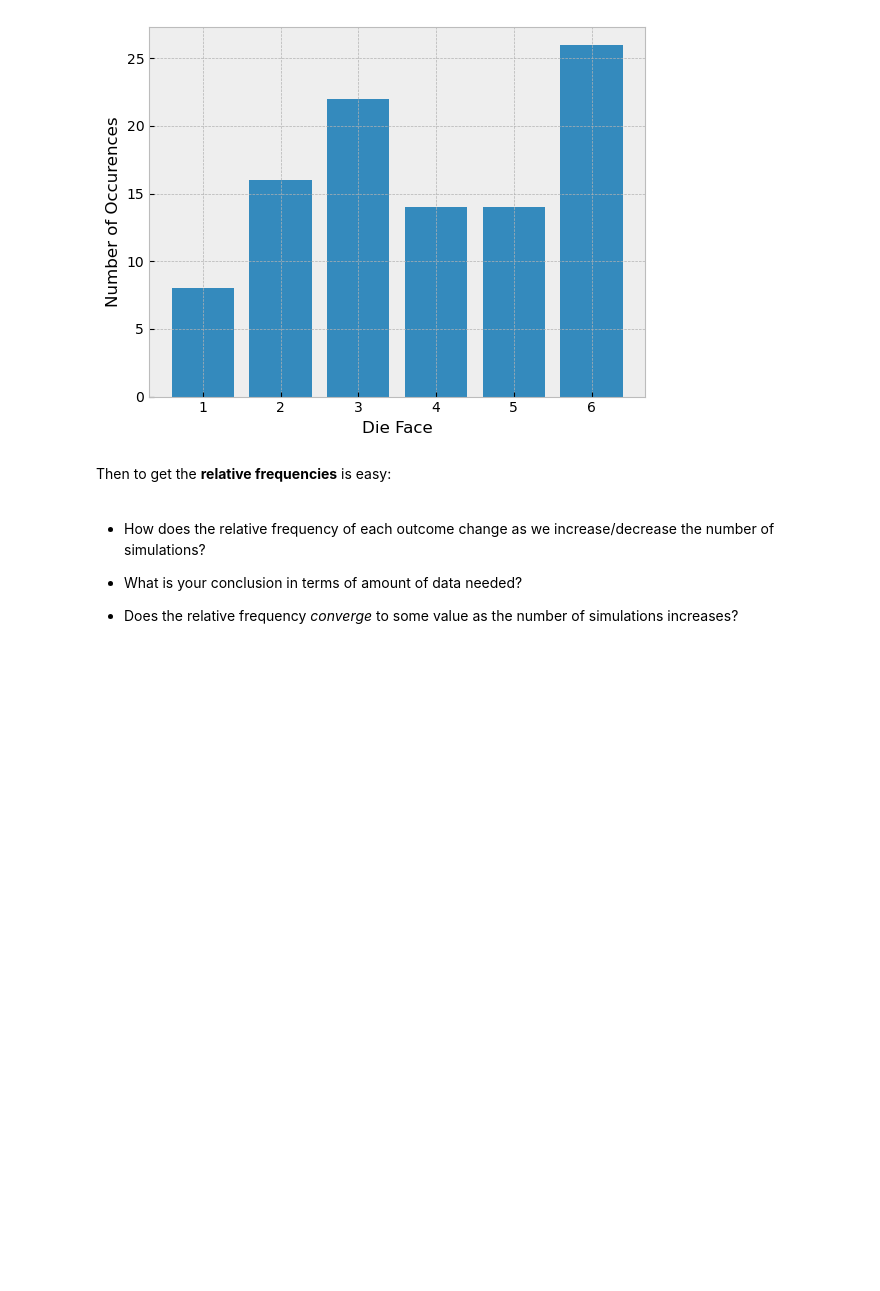
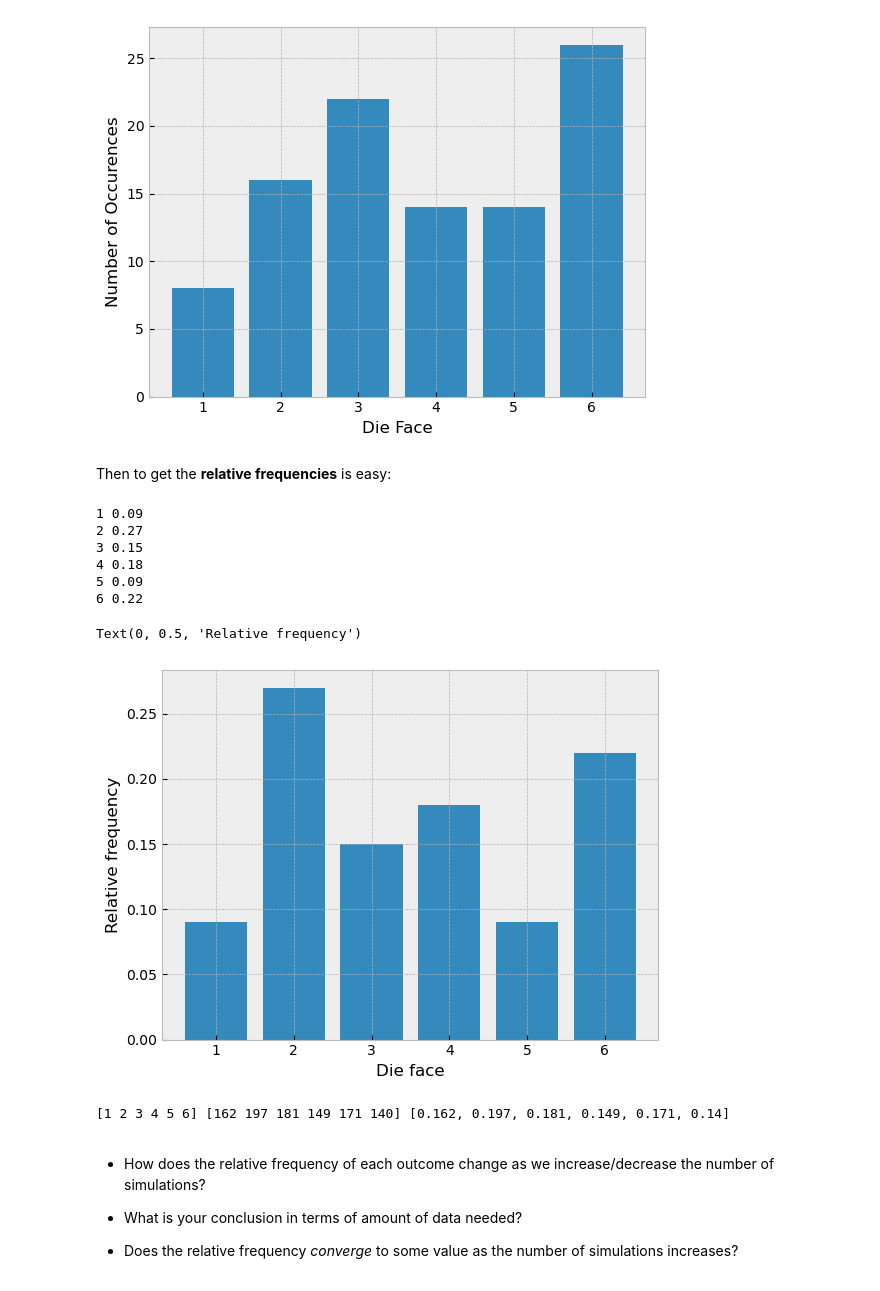
Before and after one commit to tyler-ruble/eel3850S25, a Jupyter notebook: lectures/lecture01/Lecture01-S25-in-class-edits.ipynb, the cells around one changed output. Saved outputs shown, nothing was run; the diff lists cells and outputs as text; code cells hidden in the pictures; blank space fills up the shorter version.

```diff
--- a/lectures/lecture01/Lecture01-S25-in-class-edits.ipynb
+++ b/lectures/lecture01/Lecture01-S25-in-class-edits.ipynb
@@ -373,4 +393,22 @@ for sim in range(num_sims):
     die=random.choice(range(1,7))
     outcomes+=[die]
 
+vals, counts = np.unique(outcomes, return_counts = True)
 # TO BE COMPLETED IN CLASS
+
+for i in range(len(vals)):
+    print(vals[i], counts[i]/num_sims)
+# %% [output]
+1 0.09
+2 0.27
+3 0.15
+4 0.18
+5 0.09
+6 0.22
+# %%
+plt.bar(vals, counts/num_sims)
+plt.xlabel('Die face')
+plt.ylabel('Relative frequency')
+# %% [output]
+Text(0, 0.5, 'Relative frequency')
+[figure, added]
@@ -377,3 +427,8 @@ for sim in range(num_sims):
+# %%
+vals, counts, relf = relDieFace(1000)
+print(vals, counts, relf)
+# %% [output]
+[1 2 3 4 5 6] [162 197 181 149 171 140] [0.162, 0.197, 0.181, 0.149, 0.171, 0.14]
 # %% [markdown]
 * How does the relative frequency of each outcome change as we increase/decrease the number of simulations?
 
```
Also changed, not shown: parts of 12 cells of this notebook, 1 other file.
